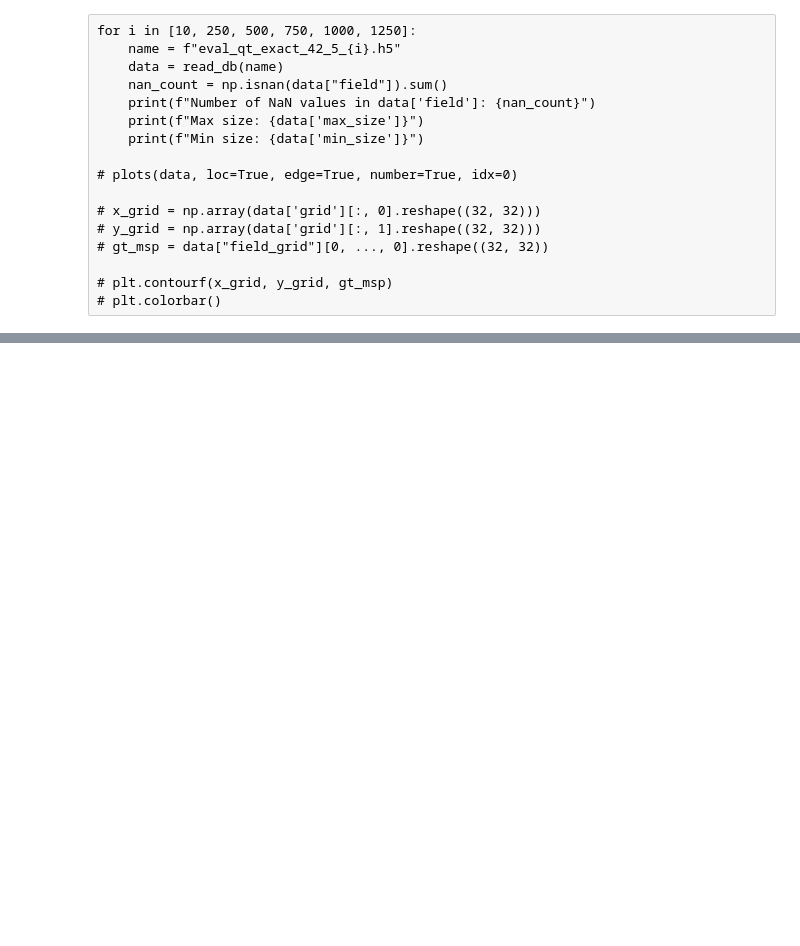
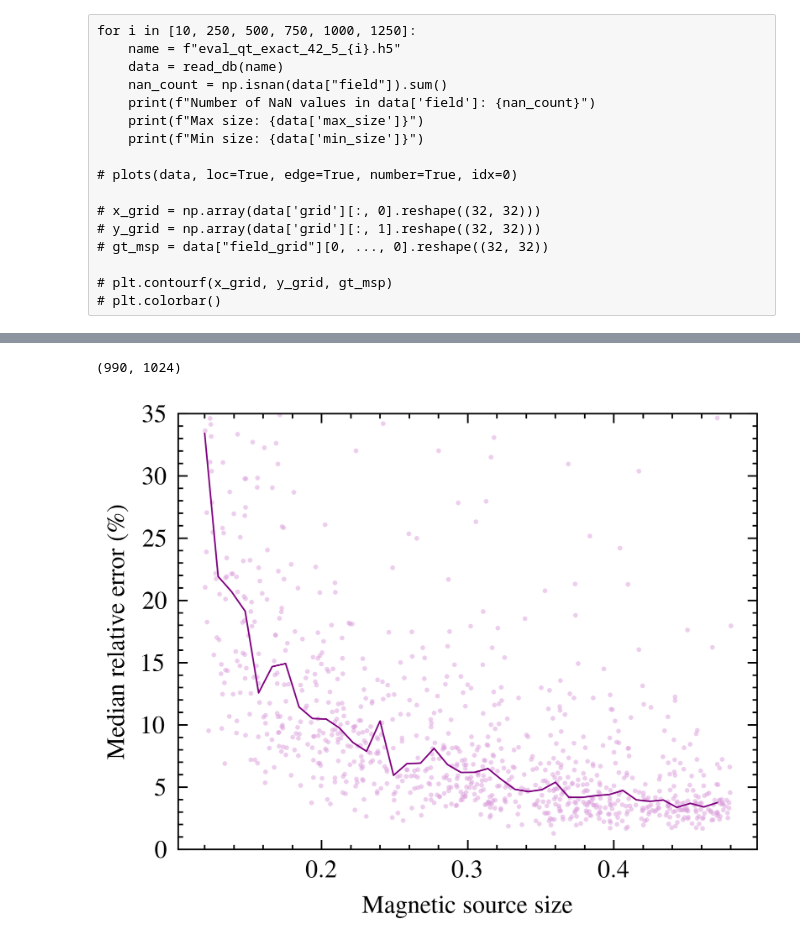
Before and after one commit to cmt-dtu-energy/hypermagnetics, a Jupyter notebook: nbs/check_dataset.ipynb, the cells around one changed output, grey strips where cells are left out. Saved outputs shown, nothing was run; the diff lists cells and outputs as text; code cells hidden in the pictures; blank space fills up the shorter version.

```diff
--- a/nbs/check_dataset.ipynb
+++ b/nbs/check_dataset.ipynb
@@ -80,0 +115,29 @@ plt.colorbar()
+# %%
+err_fcilr = (np.abs(sim_f[:990] - data["msp_grid"][:990]) / np.abs(data["msp_grid"][:990])) * 100
+print(err_fcilr.shape)
+m_relerr = np.nanmean(err_fcilr, axis=-1)
+plt.plot(data["sources"][:990,0,6], m_relerr, 'o', markersize=0.5, c='plum', alpha=0.5)
+# plt.yscale("log")
+plt.ylim(0, 35)
+plt.xlabel("Magnetic source size")
+plt.ylabel("Median relative error (\%)")
+# plt.savefig("/home/spol/repos/hypermagnetics/figs/fcilr_relerr_sizes.png", dpi=300)
+
+#: 0: d_size_normed, 1: err, 2: comp
+d_err = np.vstack([data["sources"][:990,0,6].flatten(), m_relerr.flatten()]).T
+
+d_bins = np.linspace(0.12, 0.48, 40)
+bin_indices = np.digitize(d_err[:,0], d_bins)
+
+bin_medians = []
+for i in range(1, len(d_bins)):
+    bin_data = d_err[bin_indices == i]
+    if bin_data.size > 0:
+        bin_medians.append(np.nanmedian(bin_data[:,1]))
+    else:
+        bin_medians.append(np.nan)
+plt.plot(d_bins[:-1], bin_medians, '-', color='purple', linewidth=0.5)
+plt.savefig("/home/spol/repos/hypermagnetics/figs/fcilr_relerr_sizes.svg")
+# %% [output]
+(990, 1024)
+[figure, added]
```
Also changed, not shown: parts of 14 cells of this notebook, 2 other files.
